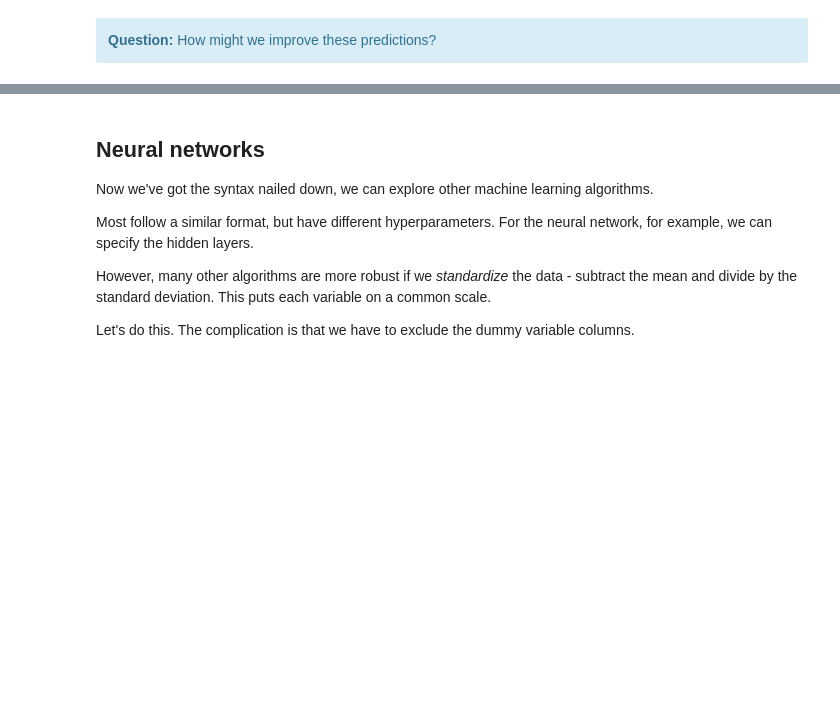
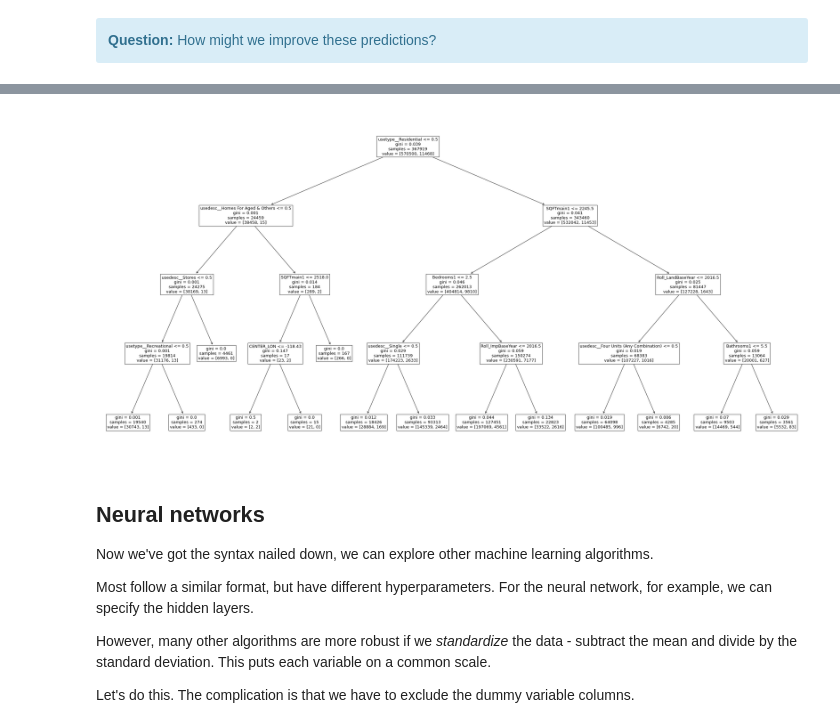
Before and after one commit to UCLALuskinDataScience/UrbanDataScience, a Jupyter notebook: weeks7-8/a_Classification.ipynb, the cells around one changed output, grey strips where cells are left out. Cells and saved outputs as stored; diff of their text form; code cells hidden in the pictures; blank space fills up the shorter version.

```diff
--- a/weeks7-8/a_Classification.ipynb
+++ b/weeks7-8/a_Classification.ipynb
@@ -502,3 +562,17 @@ We'll leave the mapping here, but my inclination would be to aggregate to a grid
+# %%
+# same as before, but with max_depth=4
+#rf = RandomForestClassifier(n_estimators = 100, random_state = 1, n_jobs=-1, max_depth=4)
+#rf.fit(X_train, y_train)
+
+# now we have 100 estimators (trees), so let's pick the first one to visualize
+#e = rf.estimators_[0]
+
+from sklearn import tree
+import matplotlib.pyplot as plt
+fig, ax = plt.subplots(figsize=(40,20))
+_ = tree.plot_tree(e, feature_names = X_train.columns, fontsize=13, ax = ax)
+# %% [output]
+[figure, added]
 # %% [markdown]
 ## Neural networks
 Now we've got the syntax nailed down, we can explore other machine learning algorithms.
```
Also changed, not shown: parts of 7 cells of this notebook.
